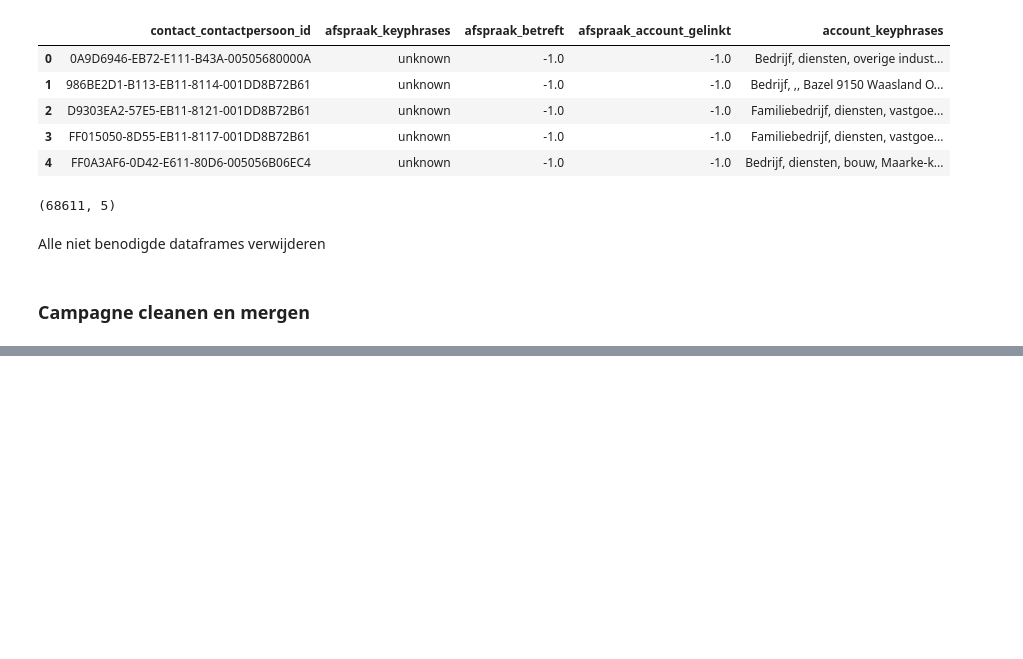
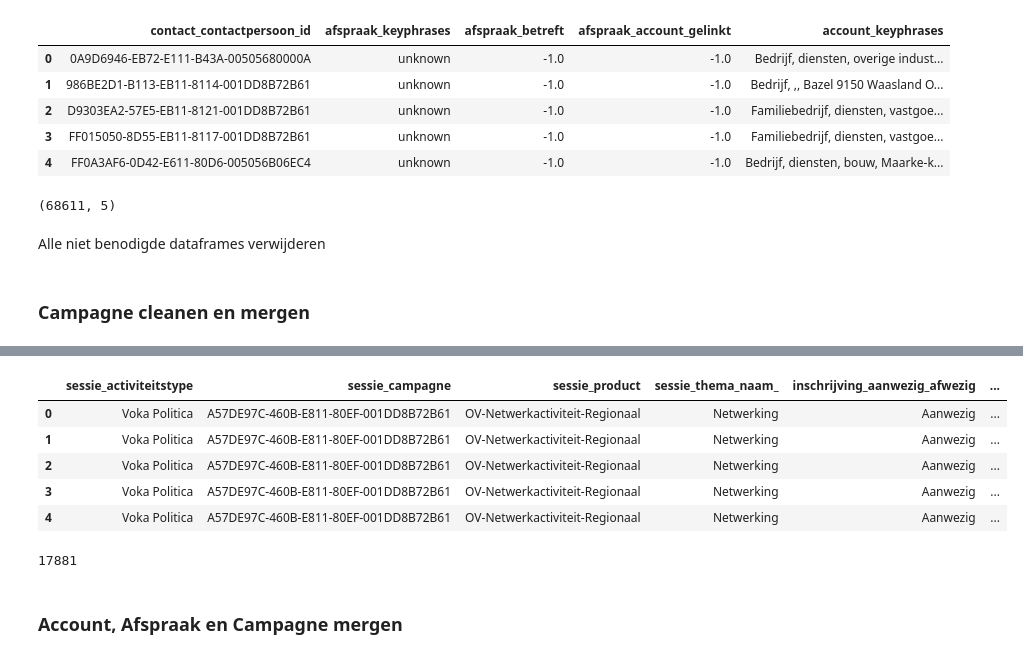
Before and after one commit to Floris-Buyse-FB/Data-Engineering-Project-2, a Jupyter notebook: scripts/AA_CLEAN_REC_SYS.ipynb, the cells around one changed output, grey strips where cells are left out. Cells and saved outputs as stored; diff of their text form; code cells hidden in the pictures; blank space fills up the shorter version.

```diff
--- a/scripts/AA_CLEAN_REC_SYS.ipynb
+++ b/scripts/AA_CLEAN_REC_SYS.ipynb
@@ -574,5 +629,5 @@ except:
 # %%
-df_campagne = pd.read_csv('../data_clean/Campagne_fixed.csv', sep=',')
-print(df_campagne.shape)
-print(df_campagne.columns)
+df_sessie_inschrijving = pd.read_csv('../data_clean/Sessie_inschrijving_fixed.csv', sep=',')
+print(df_sessie_inschrijving.shape)
+print(df_sessie_inschrijving.columns)
 # %% [output]
@@ -584,0 +640,4 @@ Index(['campagne_campagne_id', 'campagne_campagne_nr', 'campagne_einddatum',
+# %%
+df_sessie_inschrijving_merge = df_sessie_inschrijving.merge(df_sessie, left_on='sessieinschrijving_sessie', right_on='sessie_sessie_id', how='inner')
+df_sessie_inschrijving_merge.drop(['sessieinschrijving_sessie'], axis=1, inplace=True)
+print(df_sessie_inschrijving_merge.shape)
@@ -584,0 +646,6 @@ Index(['campagne_campagne_id', 'campagne_campagne_nr', 'campagne_einddatum',
+# %%
+df_sessie_inschrijving_merge = df_sessie_inschrijving_merge.merge(df_inschrijving, left_on='sessieinschrijving_inschrijving', right_on='inschrijving_inschrijving_id', how='inner')
+df_sessie_inschrijving_merge.drop(['sessieinschrijving_inschrijving', 'inschrijving_inschrijving_id', 'sessie_sessie_id', 'sessieinschrijving_sessieinschrijving_id'], axis=1, inplace=True)
+df_sessie_inschrijving_merge.drop_duplicates(inplace=True)
+print(df_sessie_inschrijving_merge.shape)
+print(df_sessie_inschrijving_merge.columns)
@@ -584,0 +661,6 @@ Index(['campagne_campagne_id', 'campagne_campagne_nr', 'campagne_einddatum',
+# %%
+df_camp_inschrijving_merge = df_sessie_inschrijving_merge.merge(df_campagne, left_on='inschrijving_campagne', right_on='campagne_campagne_id', how='inner')
+df_camp_inschrijving_merge.drop(['inschrijving_campagne'], axis=1, inplace=True)
+df_camp_inschrijving_merge.drop_duplicates(inplace=True)
+print(df_camp_inschrijving_merge.shape)
+print(df_camp_inschrijving_merge.columns)
@@ -584,0 +675,15 @@ Index(['campagne_campagne_id', 'campagne_campagne_nr', 'campagne_einddatum',
+# %%
+df_camp_inschrijving_merge.head()
+# %% [output]
+|  | sessie_activiteitstype | sessie_campagne | sessie_product | sessie_thema_naam_ | inschrijving_aanwezig_afwezig | ... |
+| 0 | Voka Politica | A57DE97C-460B-E811-80EF-001DD8B72B61 | OV-Netwerkactiviteit-Regionaal | Netwerking | Aanwezig | ... |
+| 1 | Voka Politica | A57DE97C-460B-E811-80EF-001DD8B72B61 | OV-Netwerkactiviteit-Regionaal | Netwerking | Aanwezig | ... |
+| 2 | Voka Politica | A57DE97C-460B-E811-80EF-001DD8B72B61 | OV-Netwerkactiviteit-Regionaal | Netwerking | Aanwezig | ... |
+| 3 | Voka Politica | A57DE97C-460B-E811-80EF-001DD8B72B61 | OV-Netwerkactiviteit-Regionaal | Netwerking | Aanwezig | ... |
+| 4 | Voka Politica | A57DE97C-460B-E811-80EF-001DD8B72B61 | OV-Netwerkactiviteit-Regionaal | Netwerking | Aanwezig | ... |
+# %%
+df_camp_inschrijving_merge['inschrijving_contactfiche'].nunique()
+# %% [output]
+17881
+# %% [markdown]
+### Account, Afspraak en Campagne mergen
```
Also changed, not shown: parts of 35 cells of this notebook, 3 other files.
